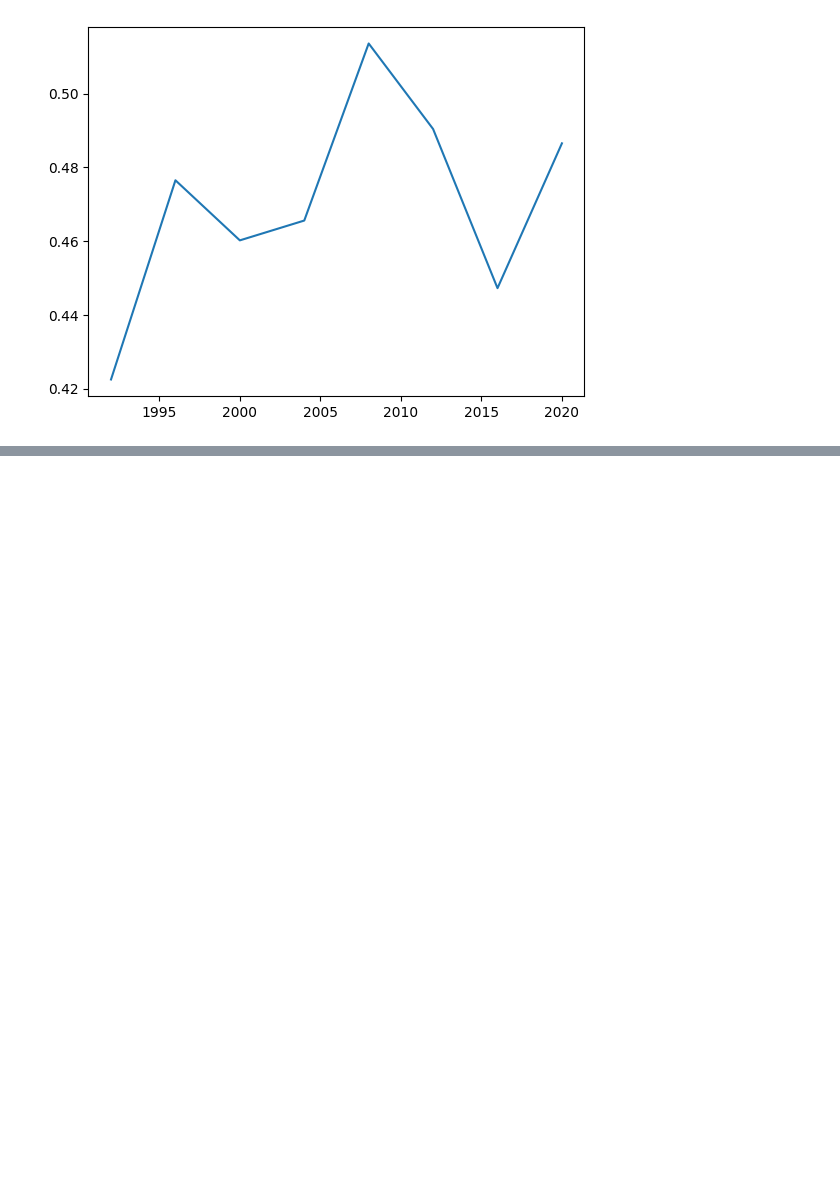
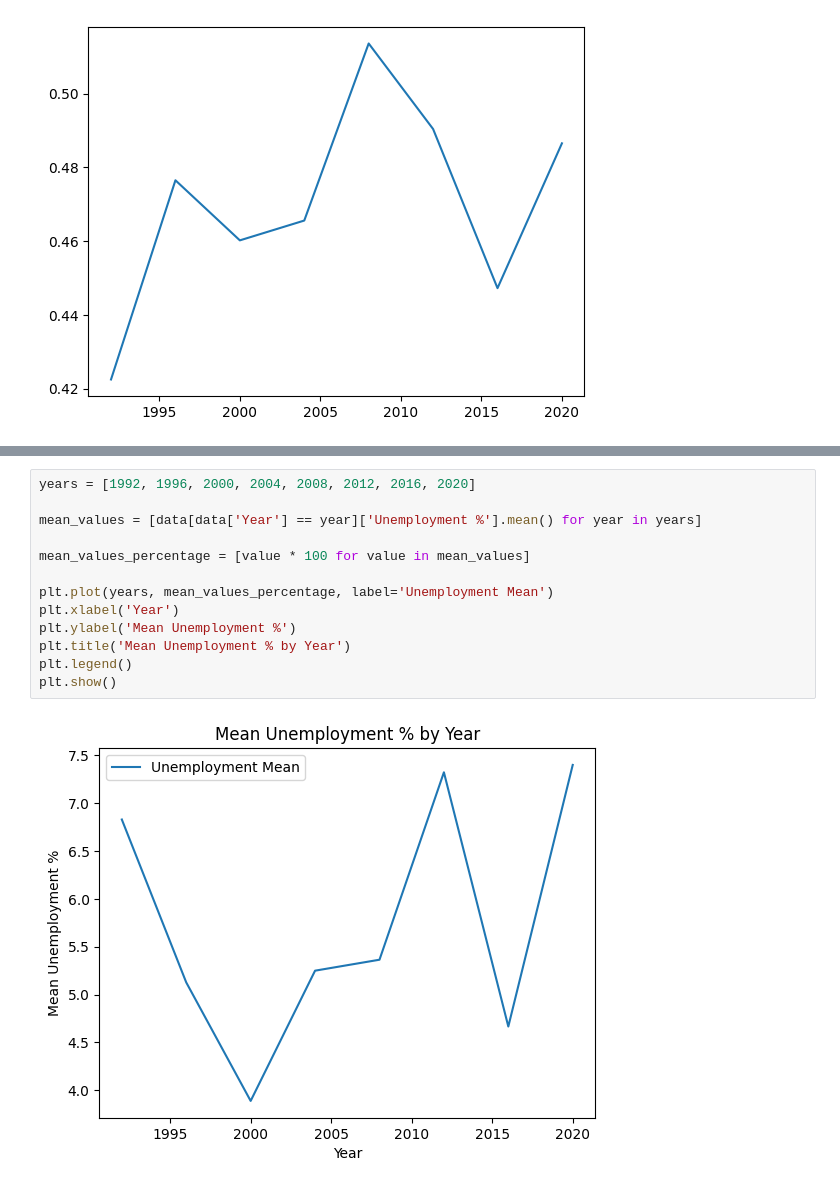
Before and after one commit to SzczypekJ/Predicting-USA-presidential-elections, a Jupyter notebook: test.ipynb, the cells around one changed output, grey strips where cells are left out. Drawn from its saved outputs; the diff is of its cells as text; blank space fills up the shorter version.

```diff
--- a/test.ipynb
+++ b/test.ipynb
@@ -184,0 +229,15 @@ plt.plot(data["Year"].unique(), all_means, label=state)
+# %%
+years = [1992, 1996, 2000, 2004, 2008, 2012, 2016, 2020]
+
+mean_values = [data[data['Year'] == year]['Unemployment %'].mean() for year in years]
+
+mean_values_percentage = [value * 100 for value in mean_values]
+
+plt.plot(years, mean_values_percentage, label='Unemployment Mean')
+plt.xlabel('Year')
+plt.ylabel('Mean Unemployment %')
+plt.title('Mean Unemployment % by Year')
+plt.legend()
+plt.show()
+# %% [output]
+[figure, added]
```
Also changed, not shown: parts of 3 cells of this notebook.
